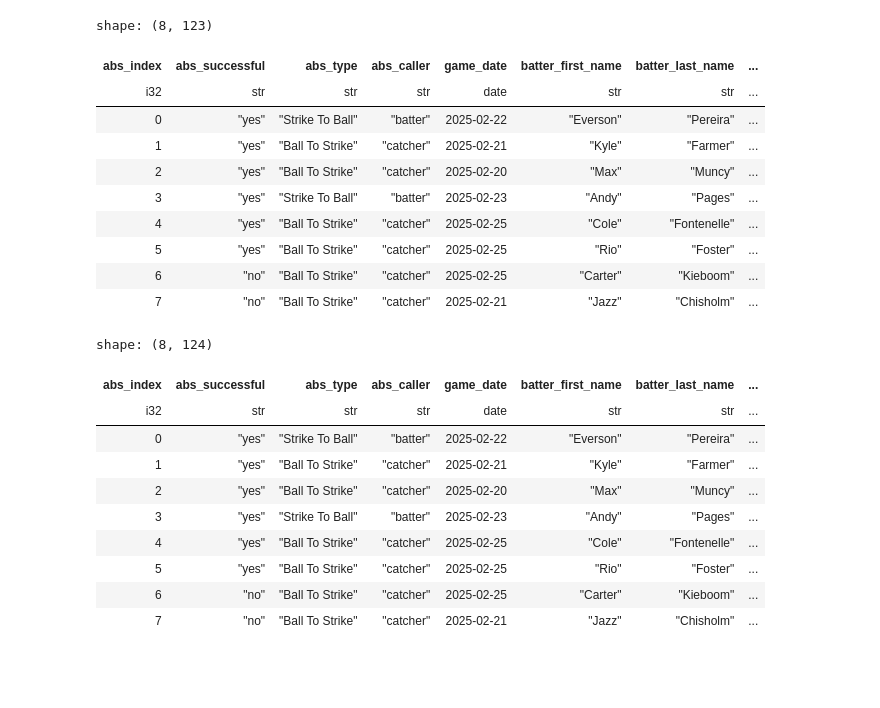
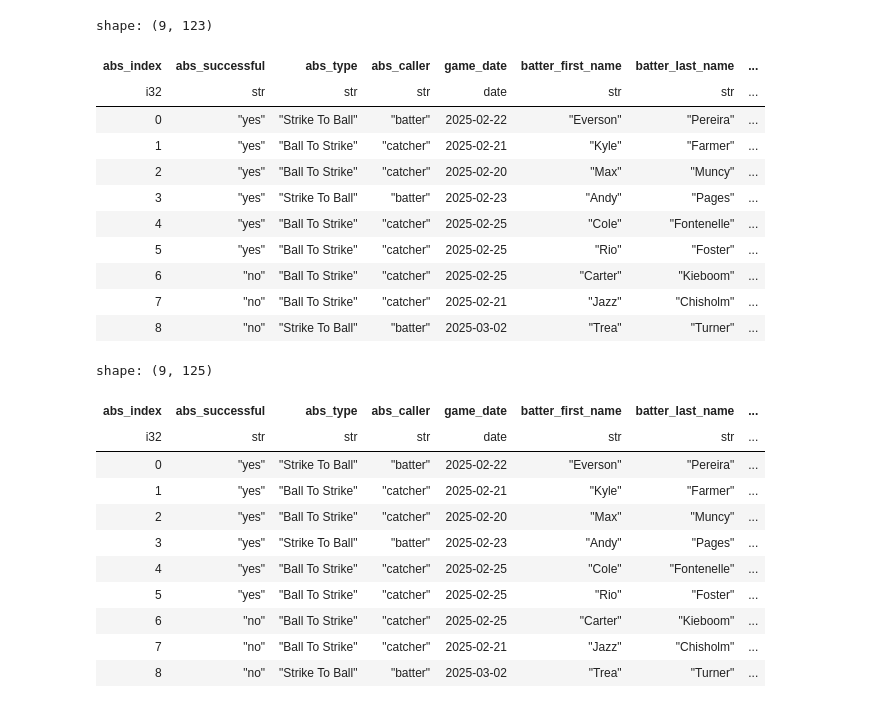
Before and after one commit to sethbilliau/mlb-spring-training, a Jupyter notebook: mlb_analysis.ipynb, the cells around one changed output. Drawn from its saved outputs; the diff is of its cells as text; code cells hidden in the pictures; blank space fills up the shorter version.

```diff
--- a/mlb_analysis.ipynb
+++ b/mlb_analysis.ipynb
@@ -10,3 +26,11 @@ abs_challenges_end_ab = pl.read_csv("data/abs_challenges_end_ab.csv")
 # %%
 manual_data = get_sheet_data()
-manual_data
+manual_data = manual_data.with_columns(
+    pl.concat_str(
+        [
+            pl.col("pitcher_last_name"),
+            pl.col("pitcher_first_name"),
+        ],
+        separator=", ",
+    ).alias("player_name"),
+)
@@ -42,29 +70,37 @@ Formatted date: 2025-03-02
 # %%
 joined_data = manual_data.join(
     ABS_universe,
-    ['game_date', 'inning', 'balls', 'strikes', 'outs_when_up', 'home_team', 'away_team'],
+    ['game_date', 'inning', 'balls', 'strikes', 'outs_when_up', 'home_team', 'away_team', 'player_name'],
     how="left"
 )
+
 joined_data
 # %% [output]
-shape: (8, 123)
+shape: (9, 123)
 | abs_index | abs_successful | abs_type | abs_caller | game_date | batter_first_name | batter_last_name | ... |
 | i32 | str | str | str | date | str | str | ... |
 | 0 | "yes" | "Strike To Ball" | "batter" | 2025-02-22 | "Everson" | "Pereira" | ... |
 | 1 | "yes" | "Ball To Strike" | "catcher" | 2025-02-21 | "Kyle" | "Farmer" | ... |
 | 2 | "yes" | "Ball To Strike" | "catcher" | 2025-02-20 | "Max" | "Muncy" | ... |
 | 3 | "yes" | "Strike To Ball" | "batter" | 2025-02-23 | "Andy" | "Pages" | ... |
 | 4 | "yes" | "Ball To Strike" | "catcher" | 2025-02-25 | "Cole" | "Fontenelle" | ... |
 | 5 | "yes" | "Ball To Strike" | "catcher" | 2025-02-25 | "Rio" | "Foster" | ... |
 | 6 | "no" | "Ball To Strike" | "catcher" | 2025-02-25 | "Carter" | "Kieboom" | ... |
 | 7 | "no" | "Ball To Strike" | "catcher" | 2025-02-21 | "Jazz" | "Chisholm" | ... |
+| 8 | "no" | "Strike To Ball" | "batter" | 2025-03-02 | "Trea" | "Turner" | ... |
 # %%
+# matplotlib map colors
 joined_data = joined_data.with_columns(
     pl.when(pl.col('abs_type').str.contains("Strike To Ball")).then(pl.lit("blue")).otherwise(pl.lit("red")).alias('color')
 )
+# matplotlib map marker
+joined_data = joined_data.with_columns(
+    pl.when(pl.col('abs_successful').str.contains("yes")).then(pl.lit(".")).otherwise(pl.lit("x")).alias('marker')
+)
+
 joined_data
 # %% [output]
-shape: (8, 124)
+shape: (9, 125)
 | abs_index | abs_successful | abs_type | abs_caller | game_date | batter_first_name | batter_last_name | ... |
 | i32 | str | str | str | date | str | str | ... |
 | 0 | "yes" | "Strike To Ball" | "batter" | 2025-02-22 | "Everson" | "Pereira" | ... |
@@ -75,3 +111,4 @@ shape: (8, 124)
 | 5 | "yes" | "Ball To Strike" | "catcher" | 2025-02-25 | "Rio" | "Foster" | ... |
 | 6 | "no" | "Ball To Strike" | "catcher" | 2025-02-25 | "Carter" | "Kieboom" | ... |
 | 7 | "no" | "Ball To Strike" | "catcher" | 2025-02-21 | "Jazz" | "Chisholm" | ... |
+| 8 | "no" | "Strike To Ball" | "batter" | 2025-03-02 | "Trea" | "Turner" | ... |
```
Also changed, not shown: parts of 8 cells of this notebook, 2 other files.
